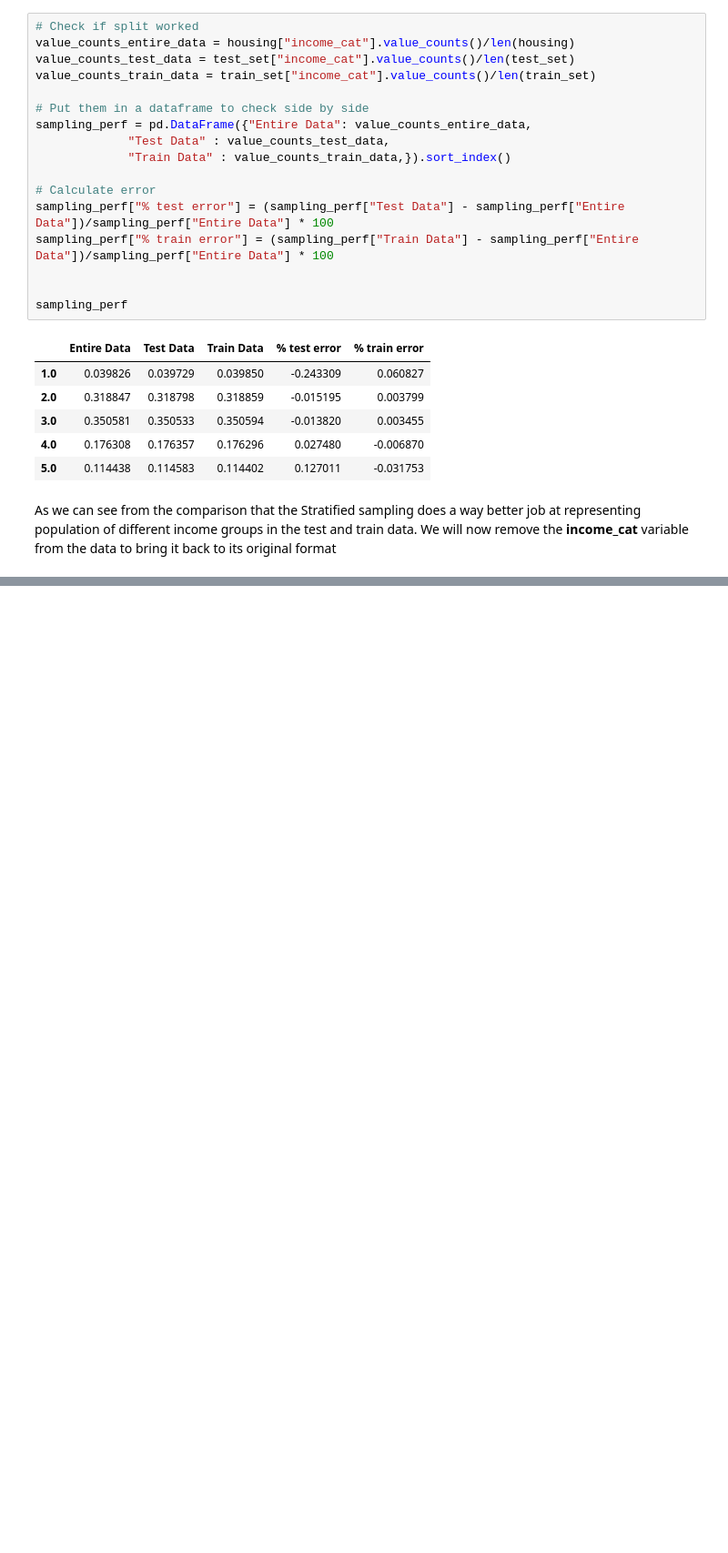
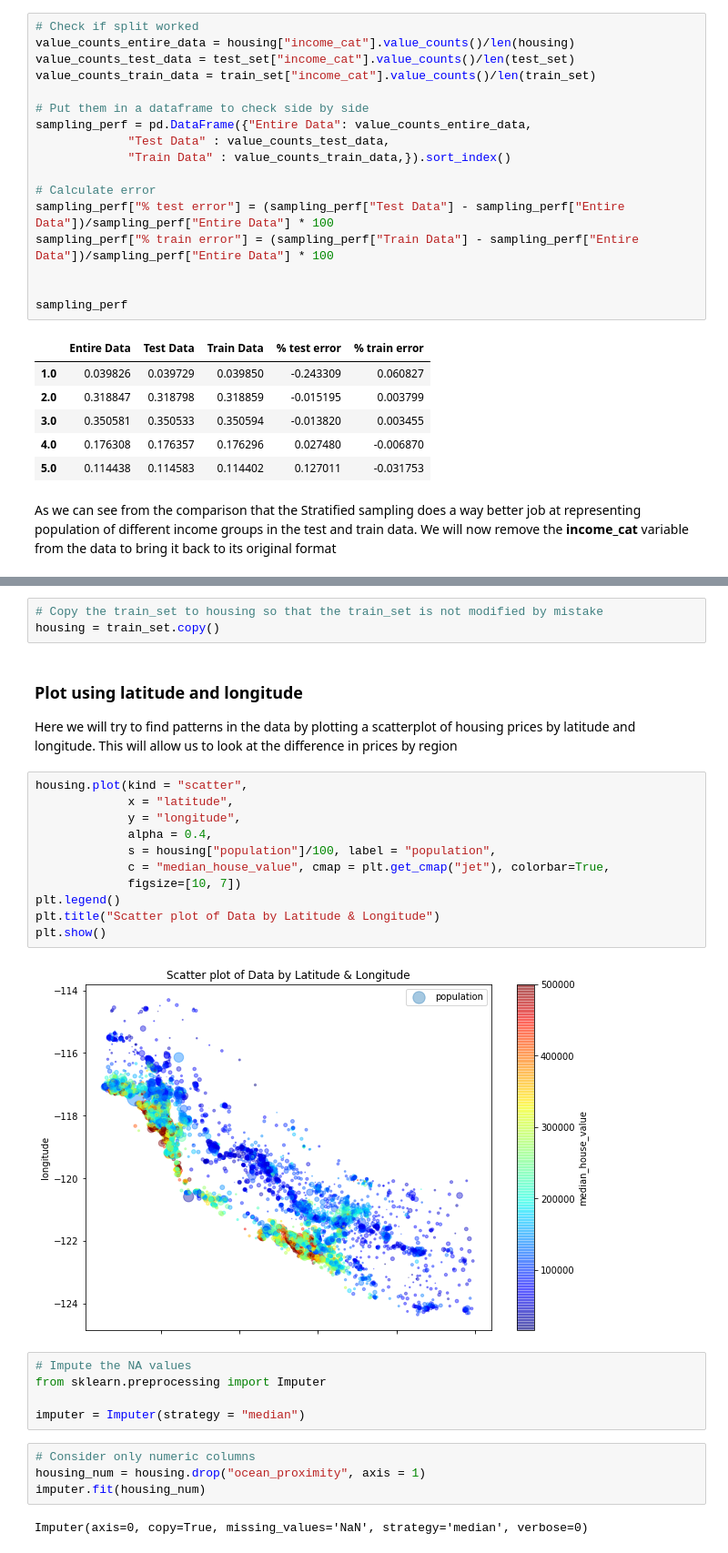
Before and after one commit to soutik/Hands-On-Machine-Learning-with-ScikitLearn-and-TensorFlow, a Jupyter notebook: 2-End-To-End-Machine-Learning-Project/End to End Machine Learning Project.ipynb, the cells around one changed output, grey strips where cells are left out. Shown: that part at 91% size. Cells and saved outputs as stored; diff of their text form; blank space fills up the shorter version.

Commit message:
Added code for plots and removing NA

```diff
--- a/2-End-To-End-Machine-Learning-Project/End to End Machine Learning Project.ipynb
+++ b/2-End-To-End-Machine-Learning-Project/End to End Machine Learning Project.ipynb
@@ -202,0 +216,31 @@ As we can see from the comparison that the Stratified sampling does a way better
+# %%
+# Copy the train_set to housing so that the train_set is not modified by mistake
+housing = train_set.copy()
+# %% [markdown]
+### Plot using latitude and longitude
+
+Here we will try to find patterns in the data by plotting a scatterplot of housing prices by latitude and longitude. This will allow us to look at the difference in prices by region
+# %%
+housing.plot(kind = "scatter",
+             x = "latitude",
+             y = "longitude",
+             alpha = 0.4,
+             s = housing["population"]/100, label = "population",
+             c = "median_house_value", cmap = plt.get_cmap("jet"), colorbar=True,
+             figsize=[10, 7])
+plt.legend()
+plt.title("Scatter plot of Data by Latitude & Longitude")
+plt.show()
+# %% [output]
+[figure, added]
+# %%
+# Impute the NA values
+from sklearn.preprocessing import Imputer
+
+imputer = Imputer(strategy = "median")
+# %%
+# Consider only numeric columns
+housing_num = housing.drop("ocean_proximity", axis = 1)
+imputer.fit(housing_num)
+# %% [output]
+Imputer(axis=0, copy=True, missing_values='NaN', strategy='median', verbose=0)
```
Also changed, not shown: parts of 4 cells of this notebook.
